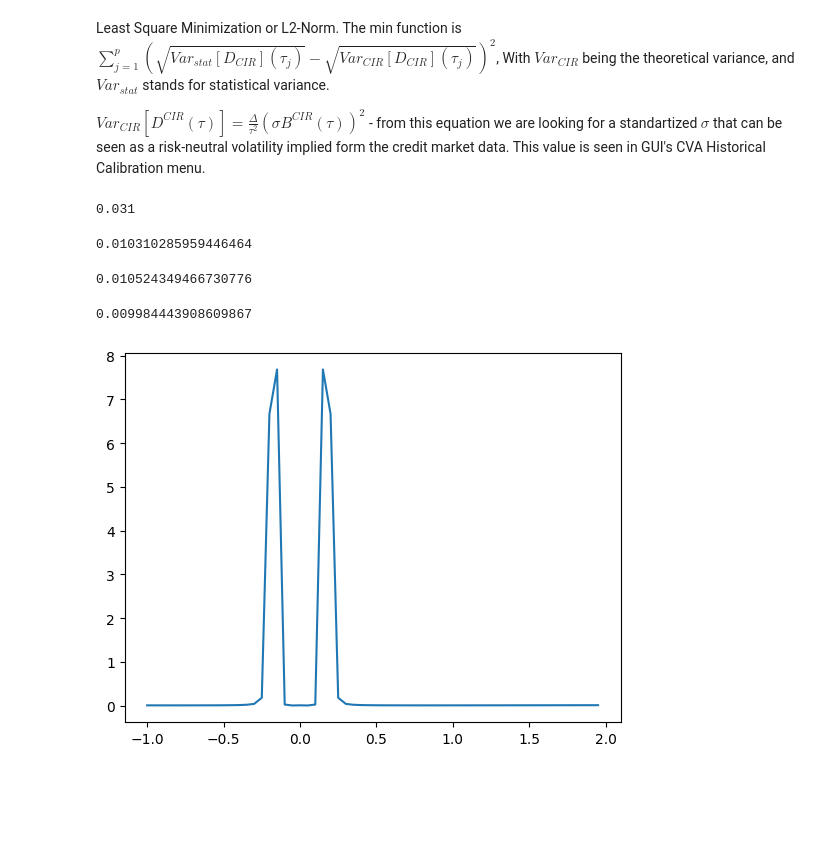
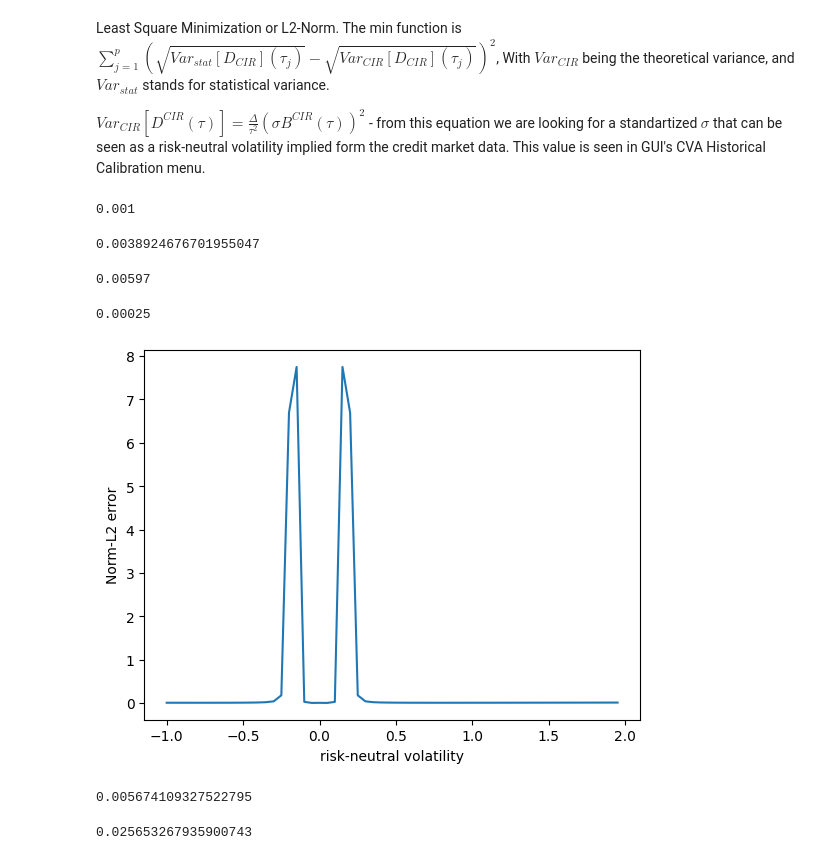
Before and after one commit to Felhaba/Modelling, a Jupyter notebook: CreditCalibration_Vol.ipynb, the cells around one changed output. Cells and saved outputs as stored; diff of their text form; code cells hidden in the pictures; blank space fills up the shorter version.

```diff
--- a/CreditCalibration_Vol.ipynb
+++ b/CreditCalibration_Vol.ipynb
@@ -26,3 +92,6 @@ df_egypt.head(3)
+# %%
+#store the number of columns (will be used in computing delta)
+n_col = len(df_egypt.columns)
 # %%
 df_egypt['dates'] = pd.to_datetime(df_egypt['dates'], format='%m/%d/%Y')
 # %%
@@ -40,7 +109,7 @@ This delta can be seen as normalized change in default intensity/probablity of d
 #D_i CIR by pillar
 df_egypt_di = pd.DataFrame()
 
-for i in df_egypt.columns[1:12]:
+for i in df_egypt.columns[1:n_col]:
   name = 'Di_' + i
   df_egypt_di[name] = df_egypt[i].diff()/np.sqrt(df_egypt[i].shift(1))
 
@@ -53,9 +122,9 @@ df_egypt_di.head(2)
 let's define $\tau = T - t$
 # %%
 #(T-t) by pillar
-for i in df_egypt.columns[1:12]:
+for i in df_egypt.columns[1:n_col]:
   name = '(T-t)' + i
   df_egypt[name] = float(i) - df_egypt['Delta']/365
 
-# df_egypt.head(3)
+df_egypt.head(3)
 # %% [output]
@@ -69,4 +137,4 @@ cnt = df_egypt.shape[0] #count the number of rows
 days_diff = (df_egypt['dates'].iloc[-1] - df_egypt['dates'].iloc[0]).days #number of days in the df
 Delta = days_diff/(365*(cnt-1))
 a = 0.03 #externally defined
-Tau = df_egypt.columns[1:12] #list of pillars
+Tau = df_egypt.columns[1:n_col] #list of pillars
@@ -94,35 +176,47 @@ def root(x):
 # %%
-b = 0.001
+b = 0.001 #a risk-neutral volatility implied form the credit market data. This value is seen in GUI's CVA Historical Calibration menu
 while abs(sum(np.square(np.array(root(b)) - np.array(std_stat)))) > 0.01:
-  b += 0.01
+  b += 0.001
 print(b) #root(b)
 # %% [output]
-0.031
+0.001
+# %%
+abs(sum(np.square(np.array(root(b)) - np.array(std_stat)))) #remaining error
+# %% [output]
+0.0038924676701955047
 # %%
 #Excel's root
-sum(np.square(np.array(root(0.842026424393183)) - np.array(std_stat)))
+# sum(np.square(np.array(root(0.842026424393183)) - np.array(std_stat)))
-# %% [output]
-0.010310285959446464
 # %%
 #GUI's root
-sum(np.square(np.array(root(1)) - np.array(std_stat)))
+round(sum(np.square(np.array(root(1)) - np.array(std_stat))), 5)
 # %% [output]
-0.010524349466730776
+0.00597
 # %%
 #Python's root
-sum(np.square(np.array(root(0.028000000000000018)) - np.array(std_stat)))
+round(sum(np.square(np.array(root(0.09)) - np.array(std_stat))), 5)
 # %% [output]
-0.009984443908609867
+0.00025
 # %%
-# setting the x - coordinates
+# setting the x - risk-neutral volatility
 x = np.arange(-1, 2, 0.05)
-# setting the corresponding y - coordinates
+# setting the corresponding y - Norm-L2 error
 y = [sum(np.square(np.array(root(i)) - np.array(std_stat))) for i in x]
 
 # plotting the points
 plt.plot(x, y)
-
+#labelling the axis
+plt.xlabel("risk-neutral volatility")
+plt.ylabel("Norm-L2 error")
 # function to show the plot
 plt.show()
 # %% [output]
-[figure, old version]
+[figure, new version]
+# %%
+abs(sum(np.square(np.array(root(0.8)) - np.array(std_stat)))) #remaining error
+# %% [output]
+0.005674109327522795
+# %%
+abs(sum(np.square(np.array(root(0.1)) - np.array(std_stat)))) #remaining error
+# %% [output]
+0.025653267935900743
```
Also changed, not shown: parts of 19 cells of this notebook.
